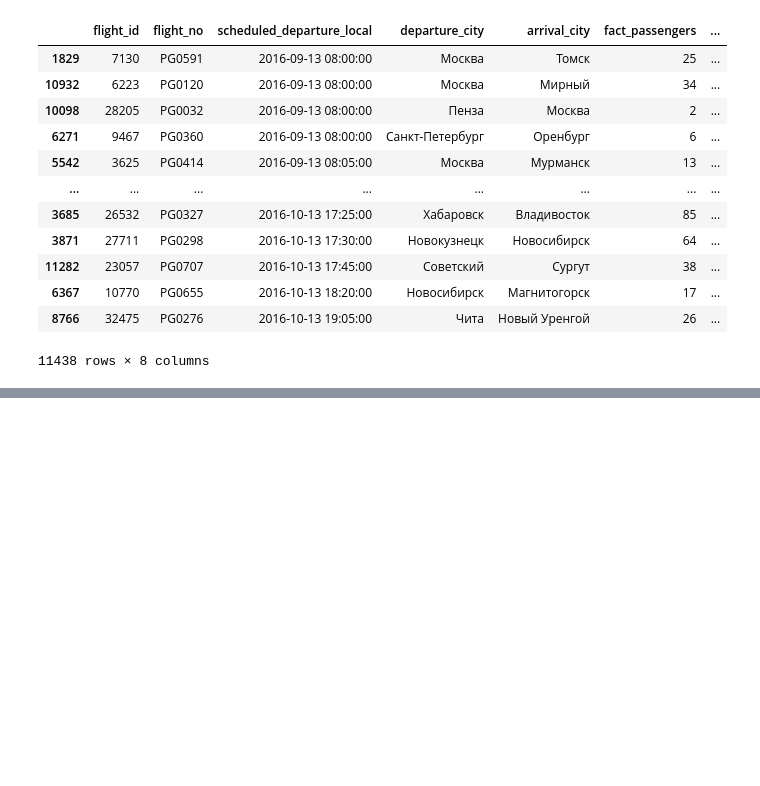
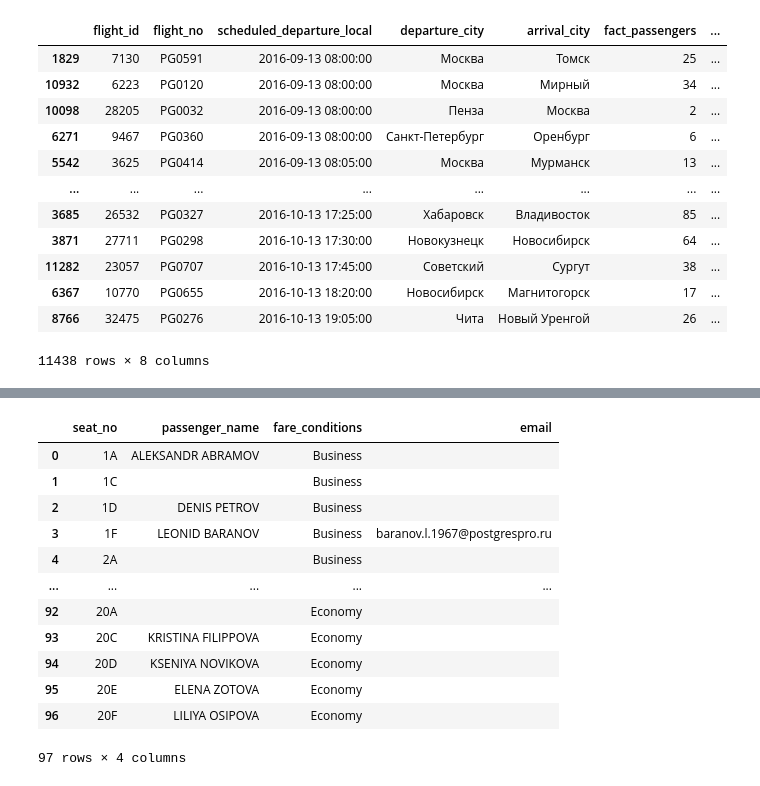
Before and after one commit to novayazarya/postgresql, a Jupyter notebook: raw-sql-vs-pandas-cookbook.ipynb, the cells around one changed output, grey strips where cells are left out. Drawn from its saved outputs; the diff is of its cells as text; code cells hidden in the pictures; blank space fills up the shorter version.

```diff
--- a/raw-sql-vs-pandas-cookbook.ipynb
+++ b/raw-sql-vs-pandas-cookbook.ipynb
@@ -1453,0 +1658,24 @@ ts.assign(fraction = ts['fact_passengers'] / ts['total_seats']) \
+# %%
+passengers['email'] = passengers.contact_data.apply(lambda x: x.get('email', ''))
+
+passengers_data = seats.query("aircraft_code == 'SU9'") \
+                       .merge(passengers, on='seat_no', how='outer')[['seat_no', 'passenger_name',
+                                                                      'fare_conditions', 'email']].fillna('')
+
+passengers_data.iloc[passengers_data['seat_no'].apply(lambda x: (int(re.search(r'[0-9]+', x)[0]),
+                                                                     re.search('[A-Z]+', x)[0])).argsort()]
+# в pandas 1.1.0 в .sort_values() появилась возможность сортировки по ключу
+# %% [output]
+|  | seat_no | passenger_name | fare_conditions | email |
+| 0 | 1A | ALEKSANDR ABRAMOV | Business |  |
+| 1 | 1C |  | Business |  |
+| 2 | 1D | DENIS PETROV | Business |  |
+| 3 | 1F | LEONID BARANOV | Business | baranov.l.1967@postgrespro.ru |
+| 4 | 2A |  | Business |  |
+| ... | ... | ... | ... | ... |
+| 92 | 20A |  | Economy |  |
+| 93 | 20C | KRISTINA FILIPPOVA | Economy |  |
+| 94 | 20D | KSENIYA NOVIKOVA | Economy |  |
+| 95 | 20E | ELENA ZOTOVA | Economy |  |
+| 96 | 20F | LILIYA OSIPOVA | Economy |  |
+97 rows × 4 columns
```
Also changed, not shown: parts of 28 cells of this notebook.
